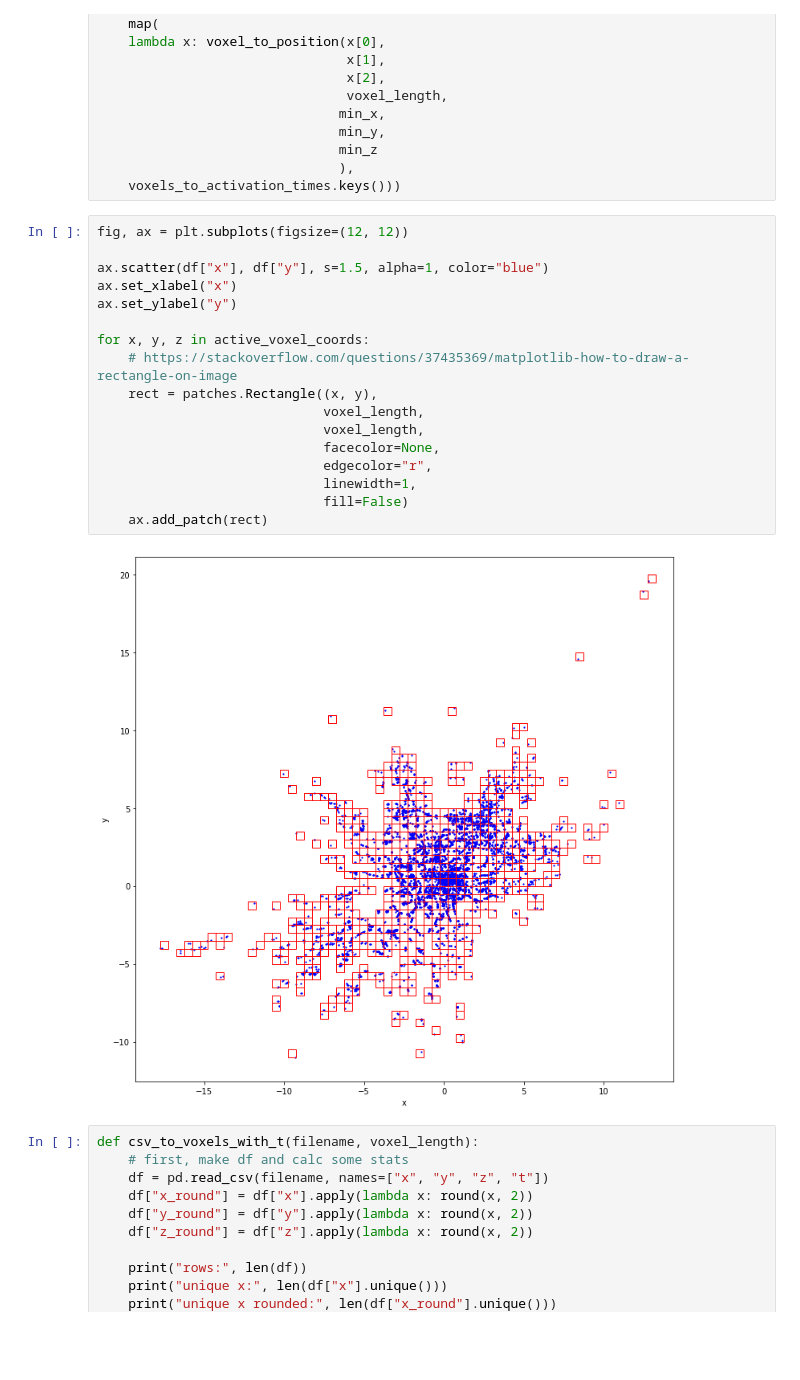
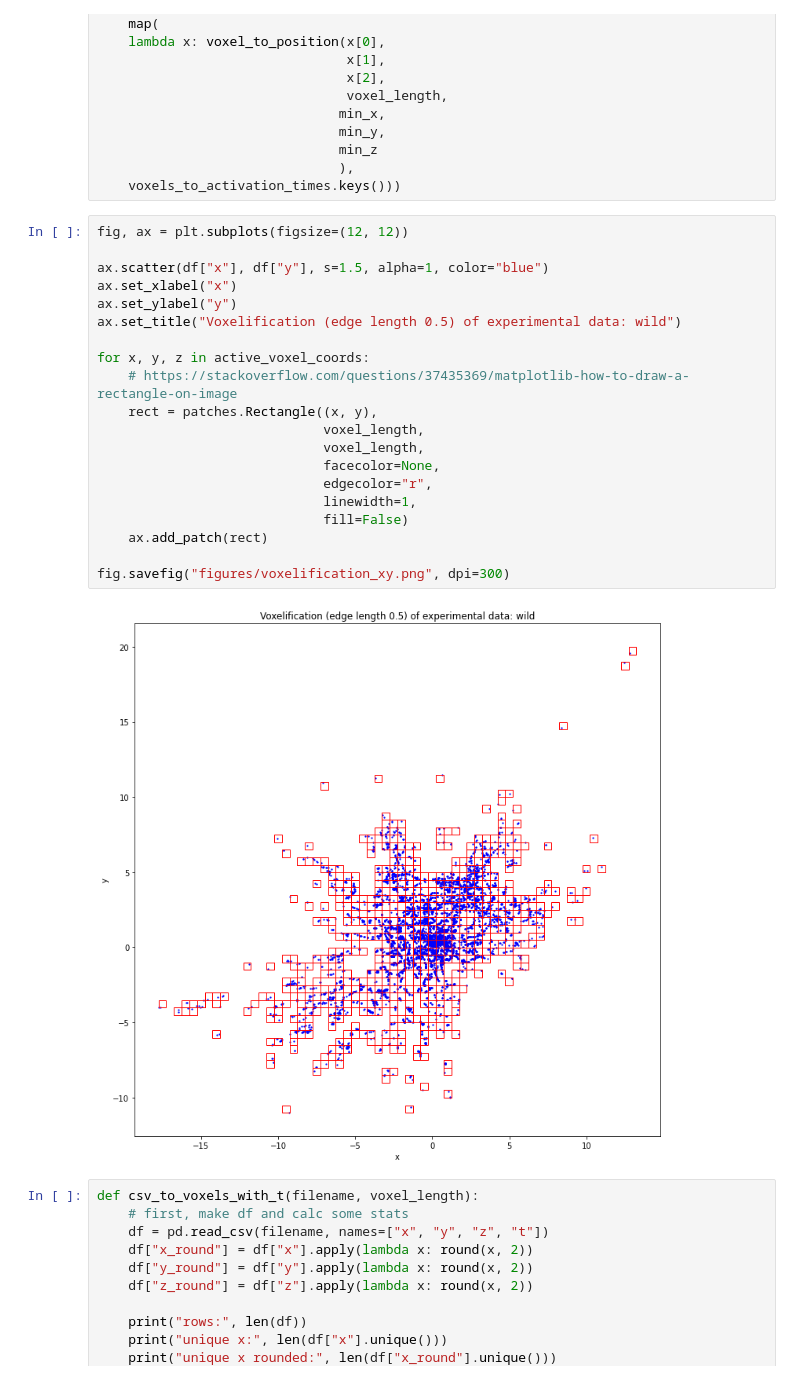
Before and after one commit to owingit/firefly-networks, a Jupyter notebook: voxelify-csv.ipynb, the cells around one changed output. Drawn from its saved outputs; the diff is of its cells as text; blank space fills up the shorter version.

Commit message:
Saving figures, better figures, saving old figures, pipfile

```diff
--- a/voxelify-csv.ipynb
+++ b/voxelify-csv.ipynb
@@ -115,22 +115,25 @@ active_voxel_coords = list(
 # %%
 fig, ax = plt.subplots(figsize=(12, 12))
 
 ax.scatter(df["x"], df["y"], s=1.5, alpha=1, color="blue")
 ax.set_xlabel("x")
 ax.set_ylabel("y")
+ax.set_title("Voxelification (edge length 0.5) of experimental data: wild")
 
 for x, y, z in active_voxel_coords:
     # https://stackoverflow.com/questions/37435369/matplotlib-how-to-draw-a-rectangle-on-image
     rect = patches.Rectangle((x, y),
                              voxel_length,
                              voxel_length,
                              facecolor=None,
                              edgecolor="r",
                              linewidth=1,
                              fill=False)
     ax.add_patch(rect)
+
+fig.savefig("figures/voxelification_xy.png", dpi=300)
 # %% [output]
-[figure, old version]
+[figure, new version]
 # %%
 def csv_to_voxels_with_t(filename, voxel_length):
     # first, make df and calc some stats
```
Also changed, not shown: 8 other files.
